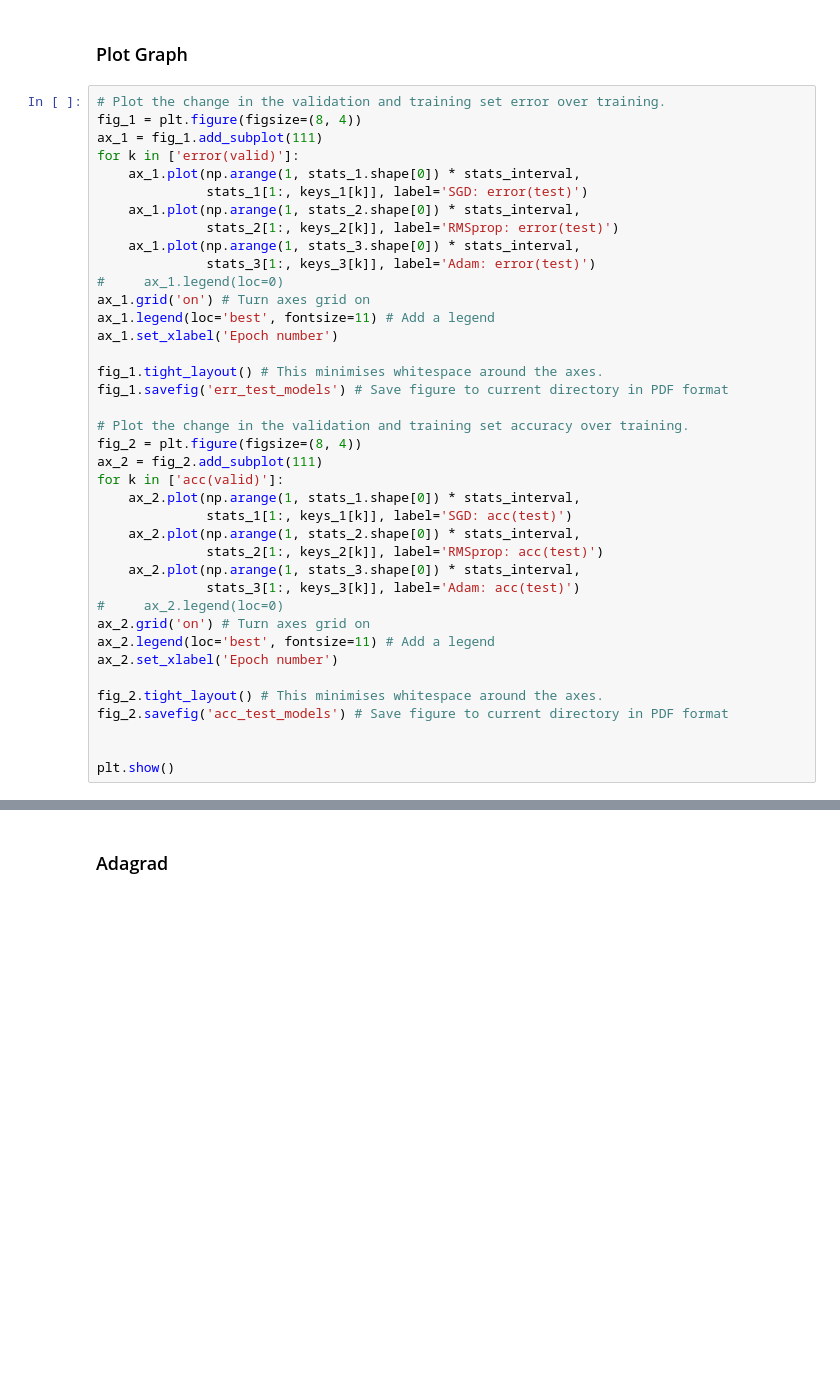
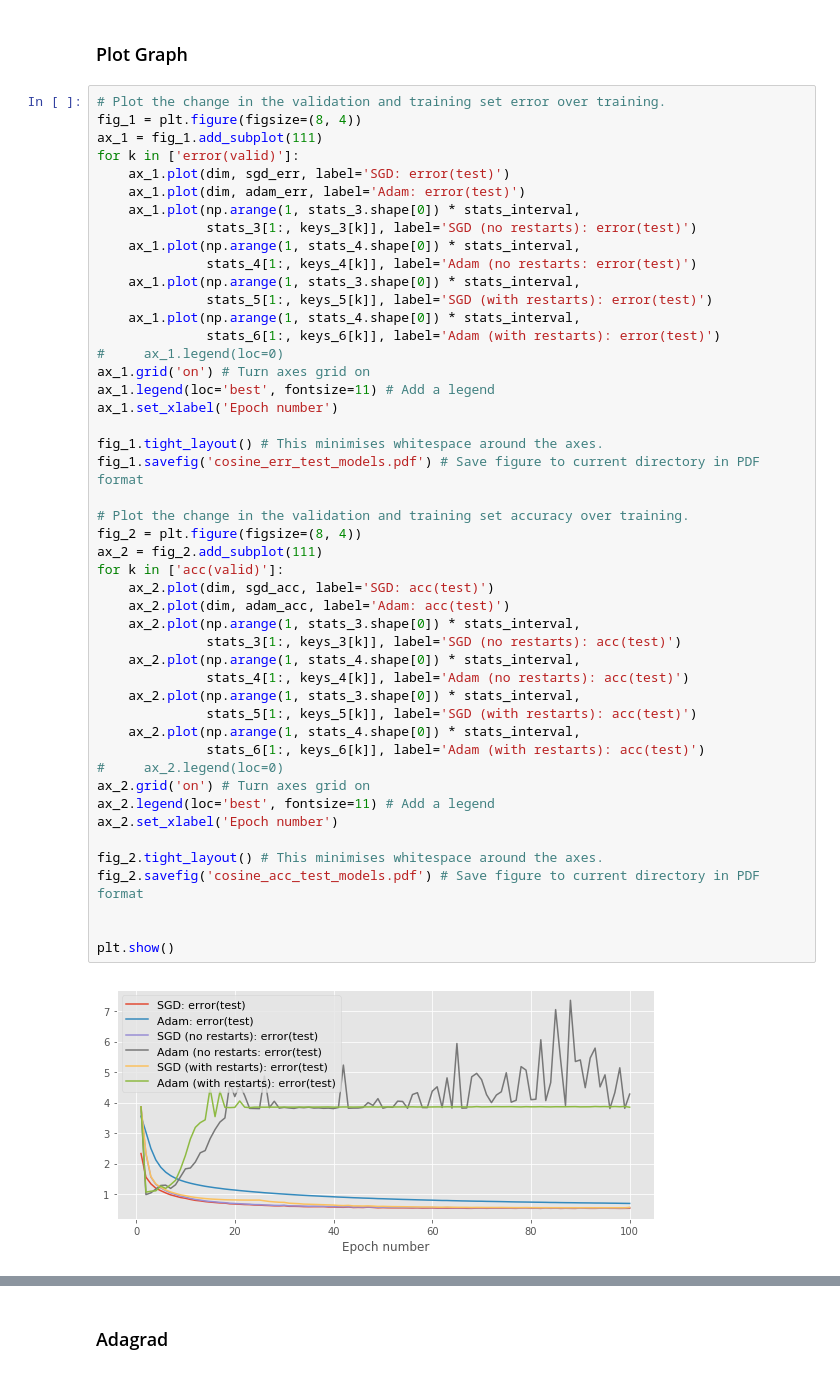
Before and after one commit to edi-uni/MLP-Coursework1, a Jupyter notebook: notebooks/Question 4.3.ipynb, the cells around one changed output, grey strips where cells are left out. Cells and saved outputs as stored; diff of their text form; blank space fills up the shorter version.

```diff
--- a/notebooks/Question 4.3.ipynb
+++ b/notebooks/Question 4.3.ipynb
@@ -622,39 +1088,49 @@ print('    run time per epoch = {0:.2f}'.format(run_time_3 * 1. / num_epochs))
 # %%
 # Plot the change in the validation and training set error over training.
 fig_1 = plt.figure(figsize=(8, 4))
 ax_1 = fig_1.add_subplot(111)
 for k in ['error(valid)']:
-    ax_1.plot(np.arange(1, stats_1.shape[0]) * stats_interval,
-              stats_1[1:, keys_1[k]], label='SGD: error(test)')
-    ax_1.plot(np.arange(1, stats_2.shape[0]) * stats_interval,
-              stats_2[1:, keys_2[k]], label='RMSprop: error(test)')
+    ax_1.plot(dim, sgd_err, label='SGD: error(test)')
+    ax_1.plot(dim, adam_err, label='Adam: error(test)')
     ax_1.plot(np.arange(1, stats_3.shape[0]) * stats_interval,
-              stats_3[1:, keys_3[k]], label='Adam: error(test)')
+              stats_3[1:, keys_3[k]], label='SGD (no restarts): error(test)')
+    ax_1.plot(np.arange(1, stats_4.shape[0]) * stats_interval,
+              stats_4[1:, keys_4[k]], label='Adam (no restarts: error(test)')
+    ax_1.plot(np.arange(1, stats_3.shape[0]) * stats_interval,
+              stats_5[1:, keys_5[k]], label='SGD (with restarts): error(test)')
+    ax_1.plot(np.arange(1, stats_4.shape[0]) * stats_interval,
+              stats_6[1:, keys_6[k]], label='Adam (with restarts): error(test)')
 #     ax_1.legend(loc=0)
 ax_1.grid('on') # Turn axes grid on
 ax_1.legend(loc='best', fontsize=11) # Add a legend
 ax_1.set_xlabel('Epoch number')
 
 fig_1.tight_layout() # This minimises whitespace around the axes.
-fig_1.savefig('err_test_models') # Save figure to current directory in PDF format
+fig_1.savefig('cosine_err_test_models.pdf') # Save figure to current directory in PDF format
 
 # Plot the change in the validation and training set accuracy over training.
 fig_2 = plt.figure(figsize=(8, 4))
 ax_2 = fig_2.add_subplot(111)
 for k in ['acc(valid)']:
-    ax_2.plot(np.arange(1, stats_1.shape[0]) * stats_interval,
-              stats_1[1:, keys_1[k]], label='SGD: acc(test)')
-    ax_2.plot(np.arange(1, stats_2.shape[0]) * stats_interval,
-              stats_2[1:, keys_2[k]], label='RMSprop: acc(test)')
+    ax_2.plot(dim, sgd_acc, label='SGD: acc(test)')
+    ax_2.plot(dim, adam_acc, label='Adam: acc(test)')
     ax_2.plot(np.arange(1, stats_3.shape[0]) * stats_interval,
-              stats_3[1:, keys_3[k]], label='Adam: acc(test)')
+              stats_3[1:, keys_3[k]], label='SGD (no restarts): acc(test)')
+    ax_2.plot(np.arange(1, stats_4.shape[0]) * stats_interval,
+              stats_4[1:, keys_4[k]], label='Adam (no restarts): acc(test)')
+    ax_2.plot(np.arange(1, stats_3.shape[0]) * stats_interval,
+              stats_5[1:, keys_5[k]], label='SGD (with restarts): acc(test)')
+    ax_2.plot(np.arange(1, stats_4.shape[0]) * stats_interval,
+              stats_6[1:, keys_6[k]], label='Adam (with restarts): acc(test)')
 #     ax_2.legend(loc=0)
 ax_2.grid('on') # Turn axes grid on
 ax_2.legend(loc='best', fontsize=11) # Add a legend
 ax_2.set_xlabel('Epoch number')
 
 fig_2.tight_layout() # This minimises whitespace around the axes.
-fig_2.savefig('acc_test_models') # Save figure to current directory in PDF format
+fig_2.savefig('cosine_acc_test_models.pdf') # Save figure to current directory in PDF format
 
 
 plt.show()
+# %% [output]
+[figure, added]
```
Also changed, not shown: parts of 40 cells of this notebook, 55 other files.
